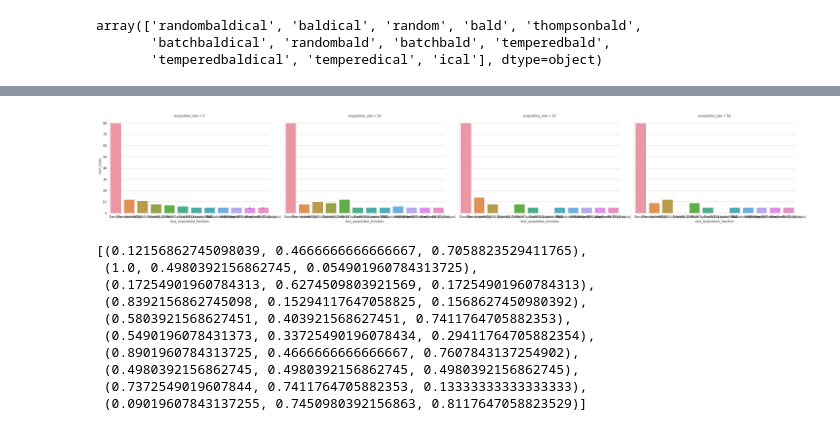
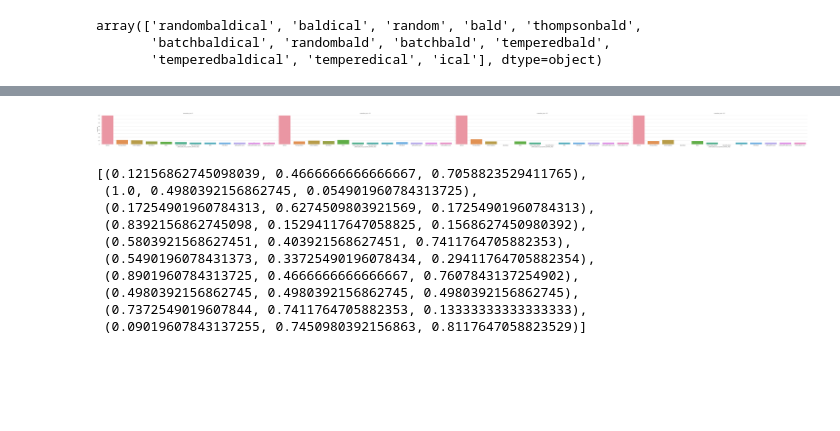
Before and after one commit to BlackHC/active_learning_redux, a Jupyter notebook: X_icml_draft_report_new_plots.ipynb, the cells around one changed output, grey strips where cells are left out. Saved outputs shown, nothing was run; the diff lists cells and outputs as text; code cells hidden in the pictures; blank space fills up the shorter version.

```diff
--- a/X_icml_draft_report_new_plots.ipynb
+++ b/X_icml_draft_report_new_plots.ipynb
@@ -396,14 +417,15 @@ df["power_bald_nice_acquisition_function_map"] = df.acquisition_function.map(pow
 # %%
 num_trials_by_acquisition_size_and_function = (
     df.query("training_set_size == 20")
-    .groupby(["temperature", "acquisition_size"])["nice_acquisition_function"]
+    .groupby(["temperature", "acquisition_size"])["power_bald_nice_acquisition_function_map"]
     .value_counts()
 )
 num_trials_by_acquisition_size_and_function.name = "num_trials"
 
-import qgrid
+# import qgrid
 
-display(qgrid.show_grid(num_trials_by_acquisition_size_and_function))
+# display(qgrid.show_grid(num_trials_by_acquisition_size_and_function))
 
 num_trials_by_acquisition_size_and_function = num_trials_by_acquisition_size_and_function.reset_index()
+num_trials_by_acquisition_size_and_function
 # %% [output]
@@ -411,16 +445,16 @@ KeyError: 'Column not found: nice_acquisition_function'
 # %%
 rc("text", usetex=False)
 grd = sns.catplot(
     data=num_trials_by_acquisition_size_and_function,
     kind="bar",
     y="num_trials",
-    x="nice_acquisition_function",
+    x="power_bald_nice_acquisition_function_map",
     col="acquisition_size",
-    aspect=1.6,
+    aspect=5,
 )
 grd.fig.patch.set_alpha(1)
 # %% [output]
-[figure, old version]
+[figure, new version]
 # %%
 sns.set_style("whitegrid")
 sns.color_palette()
```
Also changed, not shown: parts of 9 cells of this notebook, 1 other file.
